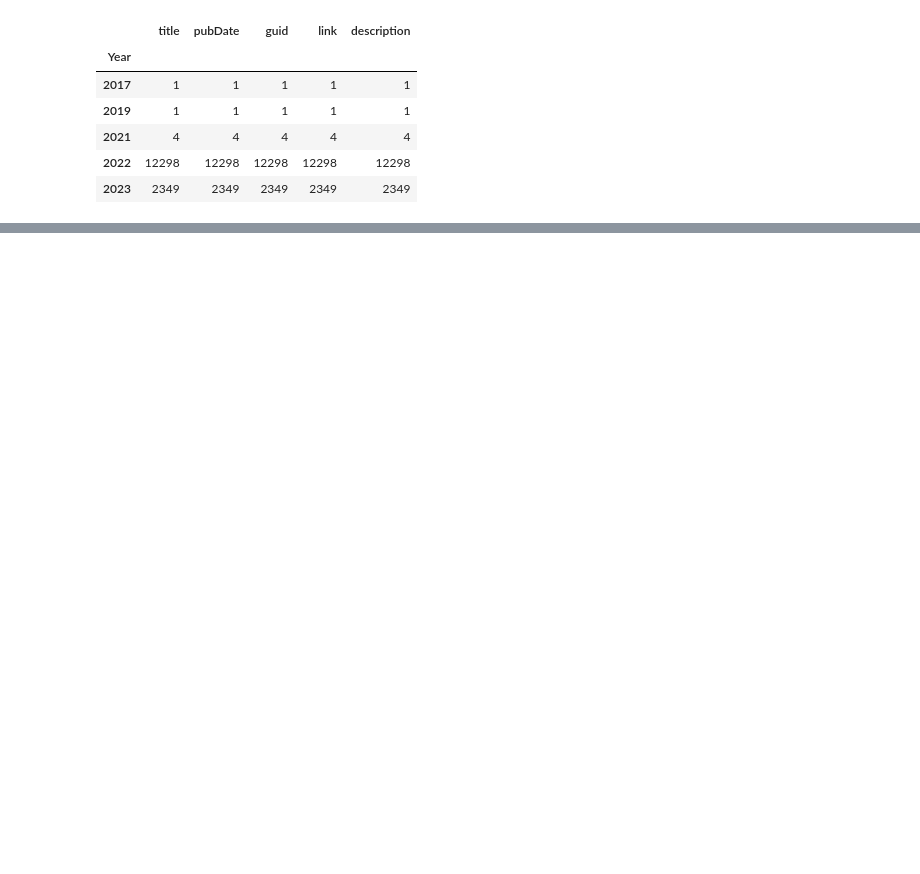
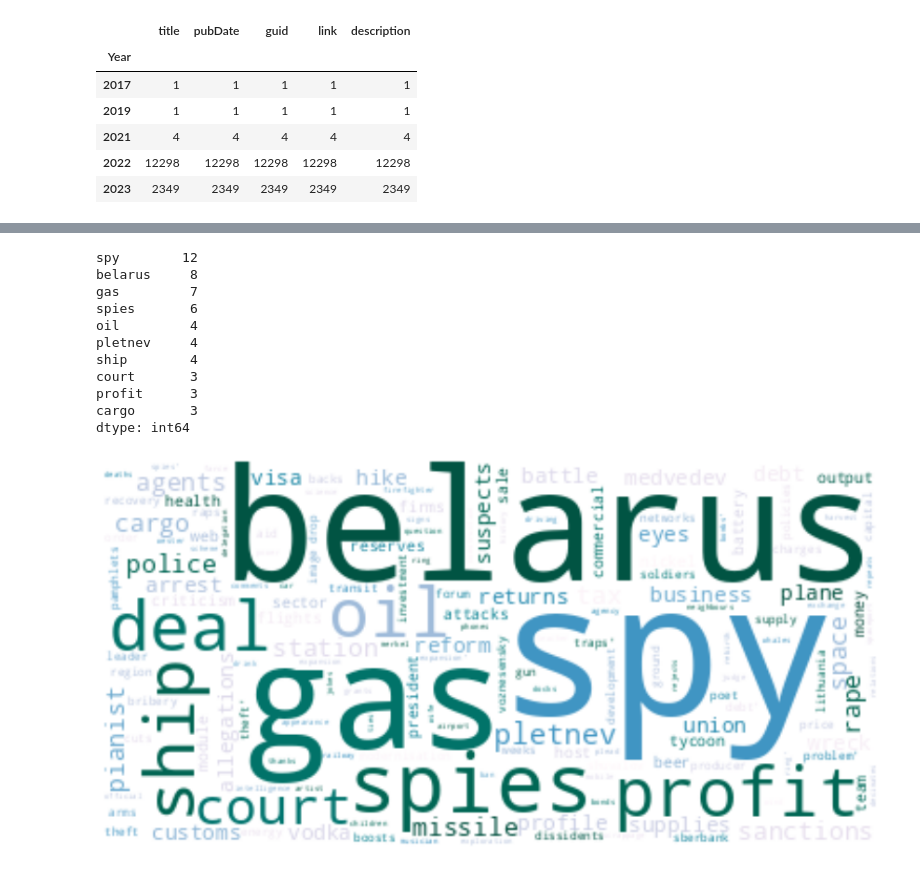
Before and after one commit to OksIvanchik/HSE_CL, a Jupyter notebook: CL_Project.ipynb, the cells around one changed output, grey strips where cells are left out. Drawn from its saved outputs; the diff is of its cells as text; code cells hidden in the pictures; blank space fills up the shorter version.

```diff
--- a/CL_Project.ipynb
+++ b/CL_Project.ipynb
@@ -93,0 +134,19 @@ plt.show()
+# %%
+# 2010
+words = get_nouns(df2, 2010)
+print(pd.Series(words).value_counts().head(10))
+
+visualise(words)
+# %% [output]
+spy        12
+belarus     8
+gas         7
+spies       6
+oil         4
+pletnev     4
+ship        4
+court       3
+profit      3
+cargo       3
+dtype: int64
+[figure, added]
```
Also changed, not shown: parts of 9 cells of this notebook.
